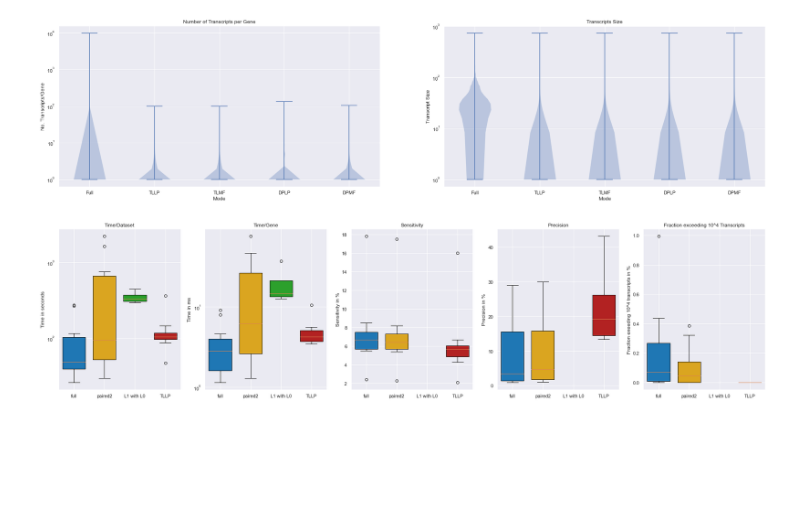
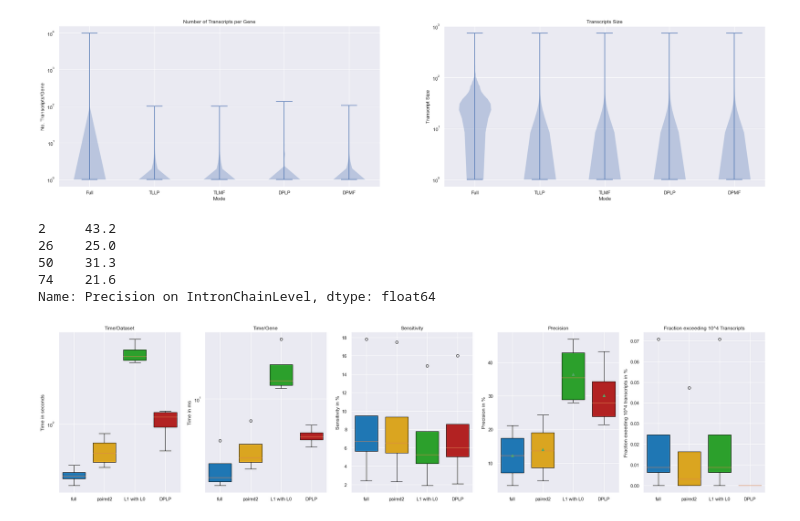
Before and after one commit to lauramarie99/Transkript-Assembler, a Jupyter notebook: Src/Auswertung_WP3.ipynb, the cells around one changed output. Drawn from its saved outputs; the diff is of its cells as text; code cells hidden in the pictures; blank space fills up the shorter version.

```diff
--- a/Src/Auswertung_WP3.ipynb
+++ b/Src/Auswertung_WP3.ipynb
@@ -92,11 +92,11 @@ WP3_df['Fraction exceeding Transcripts'] = WP3_df['Number of Genes exceeding max
 #Split dataFrame WP1
 WP1_df_full = WP1_df[WP1_df['full'] ==1]
 WP1_df_paired2 = WP1_df[WP1_df['paired2'] ==1]
-WP1_df_full = WP1_df_full.drop(WP1_df_full[WP1_df_full.Data == 'SRR545723'].index)
-WP1_df_full = WP1_df_full.drop(WP1_df_full[WP1_df_full.Data == 'ERR188021'].index)
+WP1_df_full = WP1_df_full.drop(WP1_df_full[WP1_df_full.Data == 'SRR545723.graph'].index)
+WP1_df_full = WP1_df_full.drop(WP1_df_full[WP1_df_full.Data == 'ERR188021.graph'].index)
 
-WP1_df_paired2 = WP1_df_paired2.drop(WP1_df_paired2[WP1_df_paired2.Data == 'SRR545723'].index)
-WP1_df_paired2 = WP1_df_paired2.drop(WP1_df_paired2[WP1_df_paired2.Data == 'ERR188021'].index)
+WP1_df_paired2 = WP1_df_paired2.drop(WP1_df_paired2[WP1_df_paired2.Data == 'SRR545723.graph'].index)
+WP1_df_paired2 = WP1_df_paired2.drop(WP1_df_paired2[WP1_df_paired2.Data == 'ERR188021.graph'].index)
 
 # Split WP2
 WP2_df_L1 = WP2_df[WP2_df['Norm']==1]
@@ -809,29 +809,45 @@ plt.show()
 # %%
 #Drop from full
 
-WP1_df_full = WP1_df_full.drop(WP1_df_full[WP1_df_full.Data == 'SRR315323'].index)
-WP1_df_full = WP1_df_full.drop(WP1_df_full[WP1_df_full.Data == 'SRR315334'].index)
-WP1_df_full = WP1_df_full.drop(WP1_df_full[WP1_df_full.Data == 'SRR387661'].index)
-WP1_df_full = WP1_df_full.drop(WP1_df_full[WP1_df_full.Data == 'SRR534291'].index)
-WP1_df_full = WP1_df_full.drop(WP1_df_full[WP1_df_full.Data == 'SRR534307'].index)
-WP1_df_full = WP1_df_full.drop(WP1_df_full[WP1_df_full.Data == 'SRR534319'].index)
-WP1_df_full = WP1_df_full.drop(WP1_df_full[WP1_df_full.Data == 'SRR545695'].index)
+WP1_df_full = WP1_df_full.drop(WP1_df_full[WP1_df_full.Data == 'SRR315323.graph'].index)
+WP1_df_full = WP1_df_full.drop(WP1_df_full[WP1_df_full.Data == 'SRR315334.graph'].index)
+WP1_df_full = WP1_df_full.drop(WP1_df_full[WP1_df_full.Data == 'SRR387661.graph'].index)
+WP1_df_full = WP1_df_full.drop(WP1_df_full[WP1_df_full.Data == 'SRR534291.graph'].index)
+WP1_df_full = WP1_df_full.drop(WP1_df_full[WP1_df_full.Data == 'SRR534307.graph'].index)
+WP1_df_full = WP1_df_full.drop(WP1_df_full[WP1_df_full.Data == 'SRR534319.graph'].index)
+WP1_df_full = WP1_df_full.drop(WP1_df_full[WP1_df_full.Data == 'SRR545695.graph'].index)
 
-WP1_df_paired2 = WP1_df_paired2.drop(WP1_df_paired2[WP1_df_paired2.Data == 'SRR315323'].index)
-WP1_df_paired2 = WP1_df_paired2.drop(WP1_df_paired2[WP1_df_paired2.Data == 'SRR315334'].index)
-WP1_df_paired2 = WP1_df_paired2.drop(WP1_df_paired2[WP1_df_paired2.Data == 'SRR387661'].index)
-WP1_df_paired2 = WP1_df_paired2.drop(WP1_df_paired2[WP1_df_paired2.Data == 'SRR534291'].index)
-WP1_df_paired2 = WP1_df_paired2.drop(WP1_df_paired2[WP1_df_paired2.Data == 'SRR534307'].index)
-WP1_df_paired2 = WP1_df_paired2.drop(WP1_df_paired2[WP1_df_paired2.Data == 'SRR534319'].index)
-WP1_df_paired2 = WP1_df_paired2.drop(WP1_df_paired2[WP1_df_paired2.Data == 'SRR545695'].index)
+WP1_df_paired2 = WP1_df_paired2.drop(WP1_df_paired2[WP1_df_paired2.Data == 'SRR315323.graph'].index)
+WP1_df_paired2 = WP1_df_paired2.drop(WP1_df_paired2[WP1_df_paired2.Data == 'SRR315334.graph'].index)
+WP1_df_paired2 = WP1_df_paired2.drop(WP1_df_paired2[WP1_df_paired2.Data == 'SRR387661.graph'].index)
+WP1_df_paired2 = WP1_df_paired2.drop(WP1_df_paired2[WP1_df_paired2.Data == 'SRR534291.graph'].index)
+WP1_df_paired2 = WP1_df_paired2.drop(WP1_df_paired2[WP1_df_paired2.Data == 'SRR534307.graph'].index)
+WP1_df_paired2 = WP1_df_paired2.drop(WP1_df_paired2[WP1_df_paired2.Data == 'SRR534319.graph'].index)
+WP1_df_paired2 = WP1_df_paired2.drop(WP1_df_paired2[WP1_df_paired2.Data == 'SRR545695.graph'].index)
 
-WP3_df_DPLP_2 = WP3_df_DPLP_2.drop(WP3_df_DPLP_2[WP3_df_DPLP_2.Data == 'SRR315323'].index)
-WP3_df_DPLP_2 = WP3_df_DPLP_2.drop(WP3_df_DPLP_2[WP3_df_DPLP_2.Data == 'SRR315334'].index)
-WP3_df_DPLP_2 = WP3_df_DPLP_2.drop(WP3_df_DPLP_2[WP3_df_DPLP_2.Data == 'SRR387661'].index)
-WP3_df_DPLP_2 = WP3_df_DPLP_2.drop(WP3_df_DPLP_2[WP3_df_DPLP_2.Data == 'SRR534291'].index)
-WP3_df_DPLP_2 = WP3_df_DPLP_2.drop(WP3_df_DPLP_2[WP3_df_DPLP_2.Data == 'SRR534307'].index)
-WP3_df_DPLP_2 = WP3_df_DPLP_2.drop(WP3_df_DPLP_2[WP3_df_DPLP_2.Data == 'SRR534319'].index)
-WP3_df_DPLP_2 = WP3_df_DPLP_2.drop(WP3_df_DPLP_2[WP3_df_DPLP_2.Data == 'SRR545695'].index)
+WP3_df_DPLP_2 = WP3_df_DPLP_2.drop(WP3_df_DPLP_2[WP3_df_DPLP_2.Data == 'SRR315323.graph'].index)
+WP3_df_DPLP_2 = WP3_df_DPLP_2.drop(WP3_df_DPLP_2[WP3_df_DPLP_2.Data == 'SRR315334.graph'].index)
+WP3_df_DPLP_2 = WP3_df_DPLP_2.drop(WP3_df_DPLP_2[WP3_df_DPLP_2.Data == 'SRR387661.graph'].index)
+WP3_df_DPLP_2 = WP3_df_DPLP_2.drop(WP3_df_DPLP_2[WP3_df_DPLP_2.Data == 'SRR534291.graph'].index)
+WP3_df_DPLP_2 = WP3_df_DPLP_2.drop(WP3_df_DPLP_2[WP3_df_DPLP_2.Data == 'SRR534307.graph'].index)
+WP3_df_DPLP_2 = WP3_df_DPLP_2.drop(WP3_df_DPLP_2[WP3_df_DPLP_2.Data == 'SRR534319.graph'].index)
+WP3_df_DPLP_2 = WP3_df_DPLP_2.drop(WP3_df_DPLP_2[WP3_df_DPLP_2.Data == 'SRR545695.graph'].index)
+
+WP3_df_TLLP_2 = WP3_df_TLLP_2.drop(WP3_df_TLLP_2[WP3_df_TLLP_2.Data == 'SRR315323.graph'].index)
+WP3_df_TLLP_2 = WP3_df_TLLP_2.drop(WP3_df_TLLP_2[WP3_df_TLLP_2.Data == 'SRR315334.graph'].index)
+WP3_df_TLLP_2 = WP3_df_TLLP_2.drop(WP3_df_TLLP_2[WP3_df_TLLP_2.Data == 'SRR387661.graph'].index)
+WP3_df_TLLP_2 = WP3_df_TLLP_2.drop(WP3_df_TLLP_2[WP3_df_TLLP_2.Data == 'SRR534291.graph'].index)
+WP3_df_TLLP_2 = WP3_df_TLLP_2.drop(WP3_df_TLLP_2[WP3_df_TLLP_2.Data == 'SRR534307.graph'].index)
+WP3_df_TLLP_2 = WP3_df_TLLP_2.drop(WP3_df_TLLP_2[WP3_df_TLLP_2.Data == 'SRR534319.graph'].index)
+WP3_df_TLLP_2 = WP3_df_TLLP_2.drop(WP3_df_TLLP_2[WP3_df_TLLP_2.Data == 'SRR545695.graph'].index)
+
+WP3_df_TLLP_2['Precision on IntronChainLevel']
+# %% [output]
+2     43.2
+26    25.0
+50    31.3
+74    21.6
+Name: Precision on IntronChainLevel, dtype: float64
 # %%
 
 
@@ -841,7 +857,7 @@ fig1, (ax1, ax2, ax3, ax4, ax5) = plt.subplots(nrows=1, ncols=5, figsize = (30,
 colors = ['tab:blue', 'goldenrod', 'tab:green', 'firebrick', 'darkcyan']
 
 # Plot Time
-boxplot1=ax1.boxplot(x=[WP1_df_full['Time'], WP1_df_paired2['Time'], WP2_df_L1_LO_10['Time'], WP3_df_DPLP_2['Time']], widths=0.75, patch_artist=True, labels=['full', 'paired2', 'L1 with L0', 'TLLP'])
+boxplot1=ax1.boxplot(x=[WP1_df_full['Time'], WP1_df_paired2['Time'], WP2_df_L1_LO_10['Time'], WP3_df_TLLP_2['Time']], widths=0.75, patch_artist=True, labels=['full', 'paired2', 'L1 with L0', 'DPLP'])
 ax1.set_title('Time/Dataset')
 ax1.set_ylabel('Time in seconds')
 ax1.set_yscale('log')
@@ -850,35 +866,35 @@ for patch, color in zip(boxplot1['boxes'], colors):
     patch.set_facecolor(color)
 
 # Plot Time/Gene
-boxplot2=ax2.boxplot(x=[WP1_df_full['Time/Gene'], WP1_df_paired2['Time/Gene'], WP2_df_L1_LO_10['Time/Gene'], WP3_df_DPLP_2['Time/Gene']], widths=0.75, patch_artist=True, labels=['full', 'paired2', 'L1 with L0', 'TLLP'])
+boxplot2=ax2.boxplot(x=[WP1_df_full['Time/Gene'], WP1_df_paired2['Time/Gene'], WP2_df_L1_LO_10['Time/Gene'], WP3_df_DPLP_2['Time/Gene']], widths=0.75, patch_artist=True, labels=['full', 'paired2', 'L1 with L0', 'DPLP'])
 ax2.set_title('Time/Gene')
 ax2.set_ylabel('Time in ms')
 ax2.set_yscale('log')
 for patch, color in zip(boxplot2['boxes'], colors):
     patch.set_facecolor(color)
 
 # Plot Sensitivities
-boxplot3=ax3.boxplot(x=[WP1_df_full['Sensitivity on IntronChainLevel'], WP1_df_paired2['Sensitivity on IntronChainLevel'], WP2_df_L1_LO_10['Sensitivity on IntronChainLevel'], WP3_df_DPLP_2['Sensitivity on IntronChainLevel']], widths=0.75, labels=['full', 'paired2', 'L1 with L0', 'TLLP'], patch_artist=True)
+boxplot3=ax3.boxplot(x=[WP1_df_full['Sensitivity on IntronChainLevel'], WP1_df_paired2['Sensitivity on IntronChainLevel'], WP2_df_L1_LO_10['Sensitivity on IntronChainLevel'], WP3_df_DPLP_2['Sensitivity on IntronChainLevel']], widths=0.75, labels=['full', 'paired2', 'L1 with L0', 'DPLP'], patch_artist=True)
 ax3.set_title('Sensitivity')
 ax3.set_ylabel('Sensitivity in %')
 for patch, color in zip(boxplot3['boxes'], colors):
     patch.set_facecolor(color)
 
 # Plot Precision
-boxplot4=ax4.boxplot(x=[WP1_df_full['Precision on IntronChainLevel'],WP1_df_paired2['Precision on IntronChainLevel'], WP2_df_L1_LO_10['Precision on IntronChainLevel'], WP3_df_DPLP_2['Precision on IntronChainLevel']], widths=0.75, labels=['full', 'paired2', 'L1 with L0', 'TLLP'], patch_artist=True)
+boxplot4=ax4.boxplot(x=[WP1_df_full['Precision on IntronChainLevel'],WP1_df_paired2['Precision on IntronChainLevel'], WP2_df_L1_LO_10['Precision on IntronChainLevel'], WP3_df_DPLP_2['Precision on IntronChainLevel']], widths=0.75, labels=['full', 'paired2', 'L1 with L0', 'DPLP'], patch_artist=True,showmeans=True)
 ax4.set_title('Precision')
 ax4.set_ylabel('Precision in %')
 for patch, color in zip(boxplot4['boxes'], colors):
     patch.set_facecolor(color)
 
 # Plot Fraction exceeding Max Transcripts
-boxplot5=ax5.boxplot(x=[WP1_df_full['Fraction exceeding Transcripts'], WP1_df_paired2['Fraction exceeding Transcripts'], WP2_df_L1_LO_10['Fraction exceeding Transcripts'], WP3_df_DPLP_2['Fraction exceeding Transcripts']], widths=0.75, labels=['full', 'paired2', 'L1 with L0', 'TLLP'], patch_artist=True)
+boxplot5=ax5.boxplot(x=[WP1_df_full['Fraction exceeding Transcripts'], WP1_df_paired2['Fraction exceeding Transcripts'], WP2_df_L1_LO_10['Fraction exceeding Transcripts'], WP3_df_DPLP_2['Fraction exceeding Transcripts']], widths=0.75, labels=['full', 'paired2', 'L1 with L0', 'DPLP'], patch_artist=True)
 ax5.set_title('Fraction exceeding 10^4 Transcripts')
 ax5.set_ylabel('Fraction exeeding 10^4 transcripts in %')
 for patch, color in zip(boxplot5['boxes'], colors):
     patch.set_facecolor(color)
 
 plt.savefig('../Results/General_Time_Sensitivity_Precision_FractionExceeding.png')
 plt.show()
 # %% [output]
-[figure, old version]
+[figure, new version]
```
Also changed, not shown: parts of 3 cells of this notebook.
